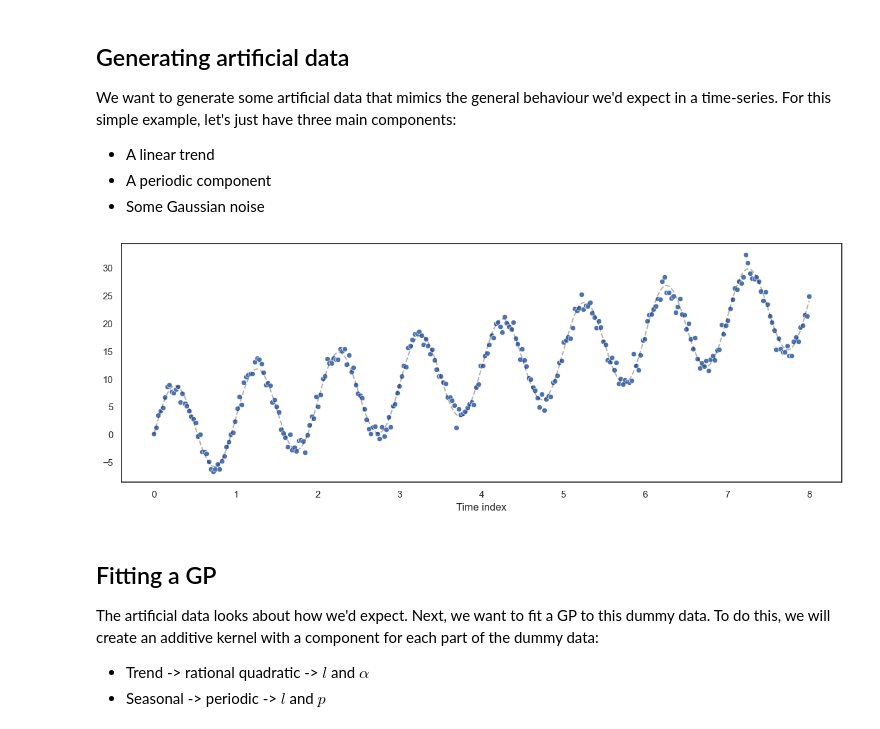
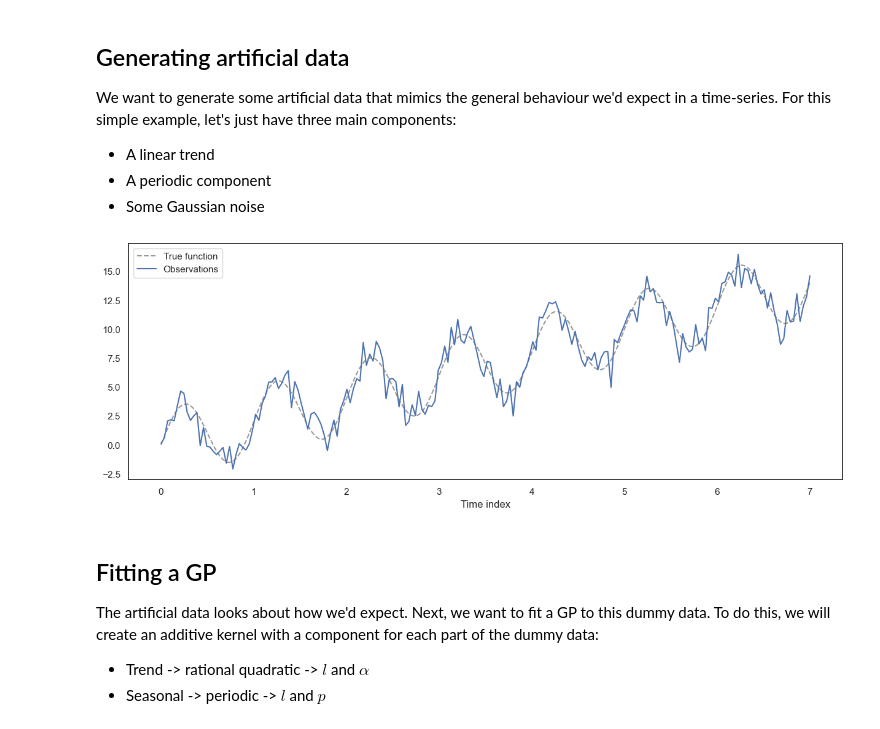
Before and after one commit to EthanGTJones/STAT3008-Group-Project, a Jupyter notebook: artificial_data.ipynb, the cells around one changed output. Saved outputs shown, nothing was run; the diff lists cells and outputs as text; code cells hidden in the pictures.

```diff
--- a/artificial_data.ipynb
+++ b/artificial_data.ipynb
@@ -12,7 +12,7 @@ import seaborn as sns
 
 from numpy import ndarray
 
-sns.set_theme(style="white")
+sns.set_theme(style="white", context="notebook")
 
 RANDOM_SEED = 0
 rng = np.random.default_rng(RANDOM_SEED)
@@ -26,7 +26,7 @@ We want to generate some artificial data that mimics the general behaviour we'd
 # %%
 def generate_dummy_data(
         start: float, end: float, n: int,
-        slope: float = 3.0, amp: float = 8.0, freq: float = 2 * np.pi, noise_var: float = 1.0,
+        slope: float = 2.0, amp: float = 3.0, freq: float = 2 * np.pi, noise_var: float = 1.0,
         add_noise: bool = True
     ) -> tuple[ndarray, ndarray]:
     """Generate some dummy time-series data. This fake time-series contains just the basic behaviour
@@ -65,8 +65,8 @@ def generate_dummy_data(
     Y = trend + seasonality + noise
     return (X, Y)
 # %%
-START, END = 0, 8
-N_POINTS = 300
+START, END = 0, 7
+N_POINTS = 200
 
 X, y = generate_dummy_data(START, END, N_POINTS)
 y_mean = y.mean()
@@ -75,14 +75,20 @@ X_true, y_true = generate_dummy_data(START, END, 1000, add_noise=False)
 # %%
 # TODO add axes labels
 # TODO move markers to front
 # TODO add equation to plot
 plt.figure(figsize=(15,5))
-sns.lineplot(x=X_true, y=y_true, c="black", alpha=0.3, linestyle="--")
-sns.scatterplot(x=X, y=y)
+sns.lineplot(x=X_true, y=y_true, c="black", alpha=0.4, linestyle="--", label="True function")
+
+# for _ in range(5):
+#     dum_x, dum_y = generate_dummy_data(START, END, N_POINTS)
+#     sns.lineplot(x=dum_x, y=dum_y)
+
+sns.lineplot(x=X, y=y, label="Observations")
+
 plt.xlabel("Time index")
 plt.show()
 # %% [output]
-[figure, old version]
+[figure, new version]
 # %%
 y -= y_mean # Mean centering for GP
 # %% [markdown]
```
Also changed, not shown: parts of 9 cells of this notebook.
